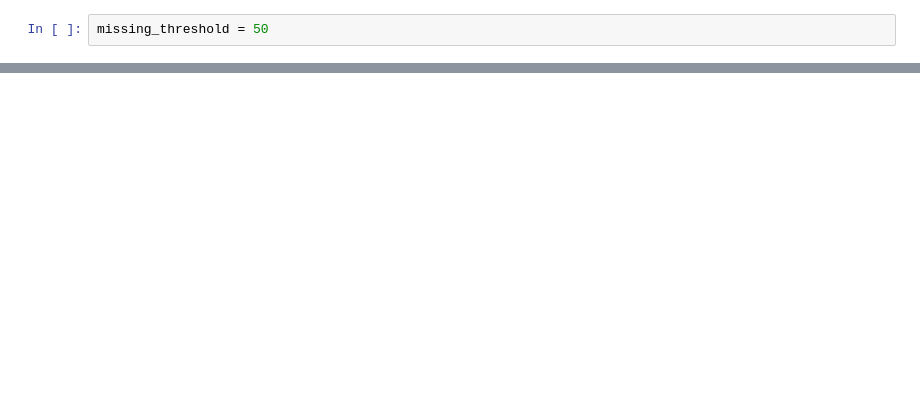
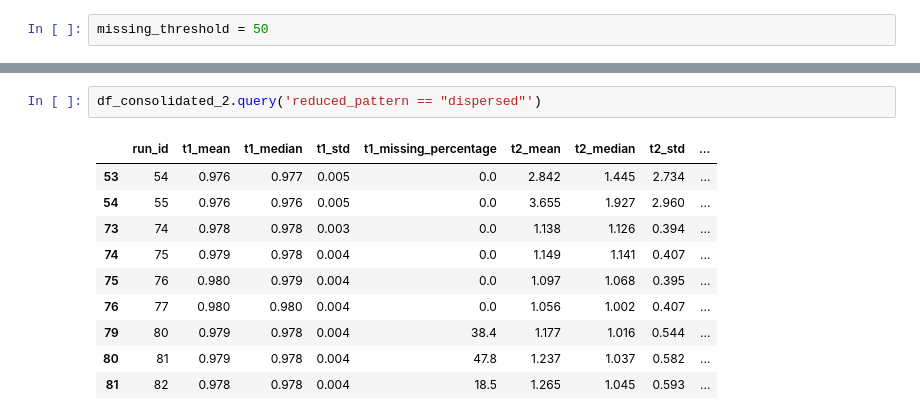
Before and after one commit to fernandonquintino/confocal_film_measurement, a Jupyter notebook: notebooks/selected_conditions.ipynb, the cells around one changed output, grey strips where cells are left out. Saved outputs shown, nothing was run; the diff lists cells and outputs as text; blank space fills up the shorter version.

```diff
--- a/notebooks/selected_conditions.ipynb
+++ b/notebooks/selected_conditions.ipynb
@@ -36,0 +70,13 @@ dtype: float64
+# %%
+df_consolidated_2.query('reduced_pattern == "dispersed"')
+# %% [output]
+|  | run_id | t1_mean | t1_median | t1_std | t1_missing_percentage | t2_mean | t2_median | t2_std | ... |
+| 53 | 54 | 0.976 | 0.977 | 0.005 | 0.0 | 2.842 | 1.445 | 2.734 | ... |
+| 54 | 55 | 0.976 | 0.976 | 0.005 | 0.0 | 3.655 | 1.927 | 2.960 | ... |
+| 73 | 74 | 0.978 | 0.978 | 0.003 | 0.0 | 1.138 | 1.126 | 0.394 | ... |
+| 74 | 75 | 0.979 | 0.978 | 0.004 | 0.0 | 1.149 | 1.141 | 0.407 | ... |
+| 75 | 76 | 0.980 | 0.979 | 0.004 | 0.0 | 1.097 | 1.068 | 0.395 | ... |
+| 76 | 77 | 0.980 | 0.980 | 0.004 | 0.0 | 1.056 | 1.002 | 0.407 | ... |
+| 79 | 80 | 0.979 | 0.978 | 0.004 | 38.4 | 1.177 | 1.016 | 0.544 | ... |
+| 80 | 81 | 0.979 | 0.978 | 0.004 | 47.8 | 1.237 | 1.037 | 0.582 | ... |
+| 81 | 82 | 0.978 | 0.978 | 0.004 | 18.5 | 1.265 | 1.045 | 0.593 | ... |
```
Also changed, not shown: parts of 14 cells of this notebook, 4 other files.
